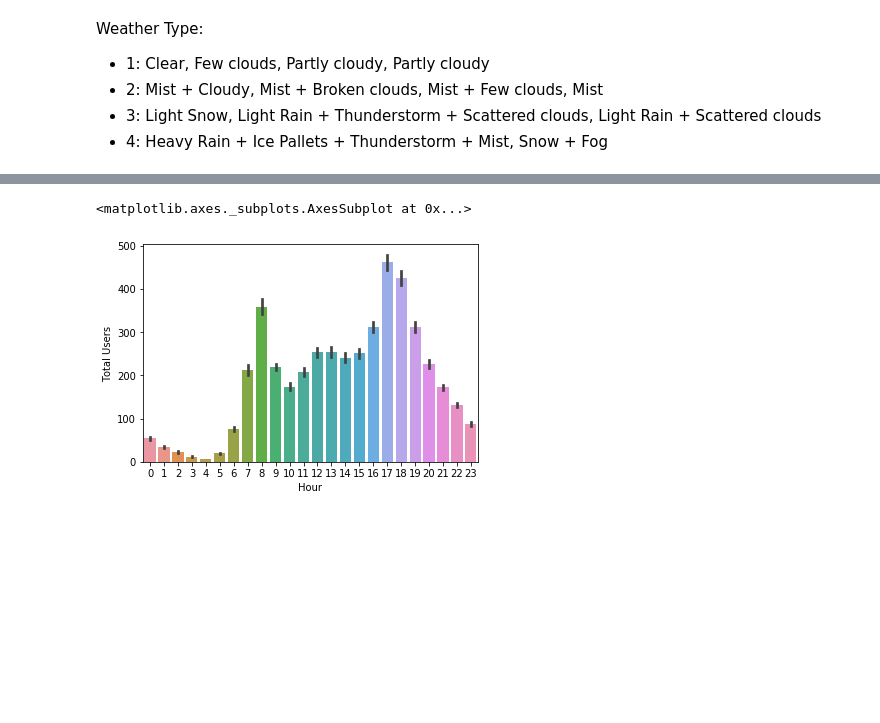
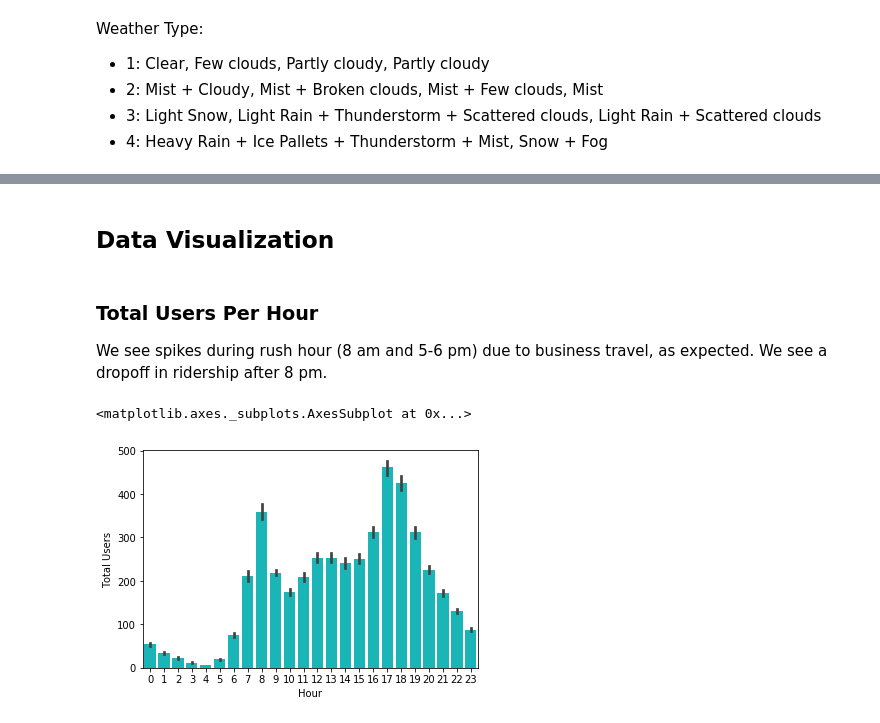
Before and after one commit to ArenCarpenter/Predicting_Bike_Ridership, a Jupyter notebook: 01_Exploratory_Data_Analysis.ipynb, the cells around one changed output, grey strips where cells are left out. Drawn from its saved outputs; the diff is of its cells as text; code cells hidden in the pictures; blank space fills up the shorter version.

```diff
--- a/01_Exploratory_Data_Analysis.ipynb
+++ b/01_Exploratory_Data_Analysis.ipynb
@@ -7,6 +7,7 @@
 import pandas as pd
 import matplotlib.pyplot as plt
 import seaborn as sns
+sns.set_palette("muted")
 # %% [markdown]
 ### Read in Data
 
@@ -61,5 +61,11 @@ df.sample(5)
+# %% [markdown]
+## Data Visualization
+# %% [markdown]
+### Total Users Per Hour
+
+We see spikes during rush hour (8 am and 5-6 pm) due to business travel, as expected. We see a dropoff in ridership after 8 pm.
 # %%
-sns.barplot(data=df, x='Hour', y = 'Total Users')
+sns.barplot(data=df, x='Hour', y = 'Total Users', color = 'darkturquoise')
 # %% [output]
 <matplotlib.axes._subplots.AxesSubplot at 0x...>
-[figure, old version]
+[figure, new version]
```
Also changed, not shown: parts of 17 cells of this notebook.
